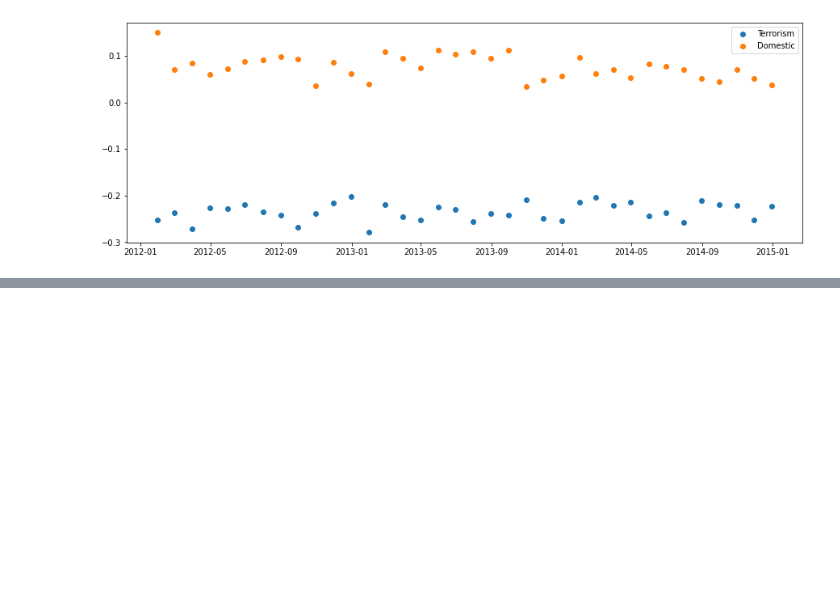
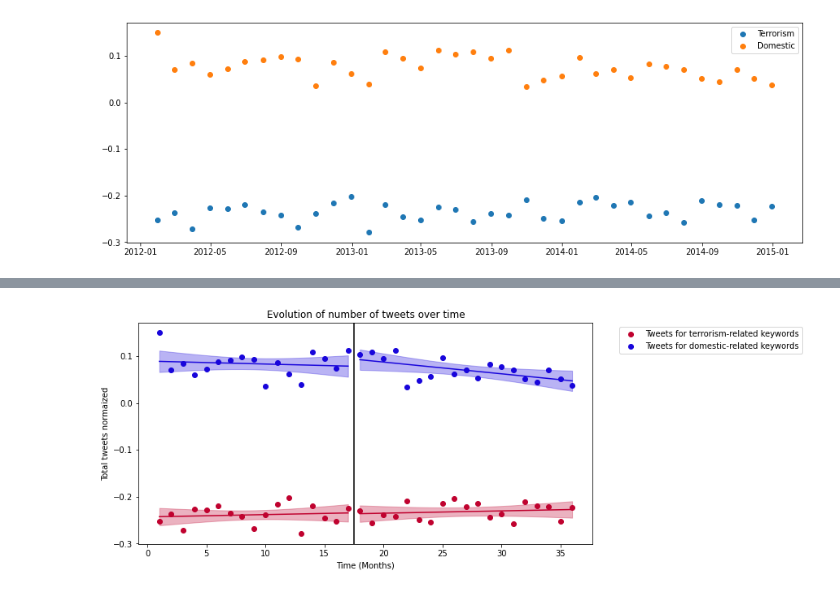
Before and after one commit to JulienVig/CS-401-Tweet-Analysis, a Jupyter notebook: tweet_analysis.ipynb, the cells around one changed output, grey strips where cells are left out. Saved outputs shown, nothing was run; the diff lists cells and outputs as text; code cells hidden in the pictures; blank space fills up the shorter version.

```diff
--- a/tweet_analysis.ipynb
+++ b/tweet_analysis.ipynb
@@ -479,3 +450,7 @@ plt.legend()
 plt.show()
 # %% [output]
 [figure]
+# %%
+sentiments = pd.merge(terrorism, domestic, on=['date'], suffixes=('_terrorism', '_domestic'))
+create_ITS_variables(sentiments)
+sentiments.head()
@@ -481,0 +488,12 @@ plt.show()
+# %%
+plt.figure(figsize=(10,5))
+plot_predictions(sentiments, 'terrorism', 'xkcd:lipstick red', 'compound')
+plot_predictions(sentiments, 'domestic', 'xkcd:ultramarine blue', 'compound')
+plt.axvline(17.5, color='black', label='_nolegend_')
+plt.xlabel('Time (Months)')
+plt.ylabel('Total tweets normaized')
+plt.title("Evolution of number of tweets over time")
+plt.legend(bbox_to_anchor=(1.05, 1), loc='upper left')
+plt.show()
+# %% [output]
+[figure, added]
```
Also changed, not shown: parts of 8 cells of this notebook.
